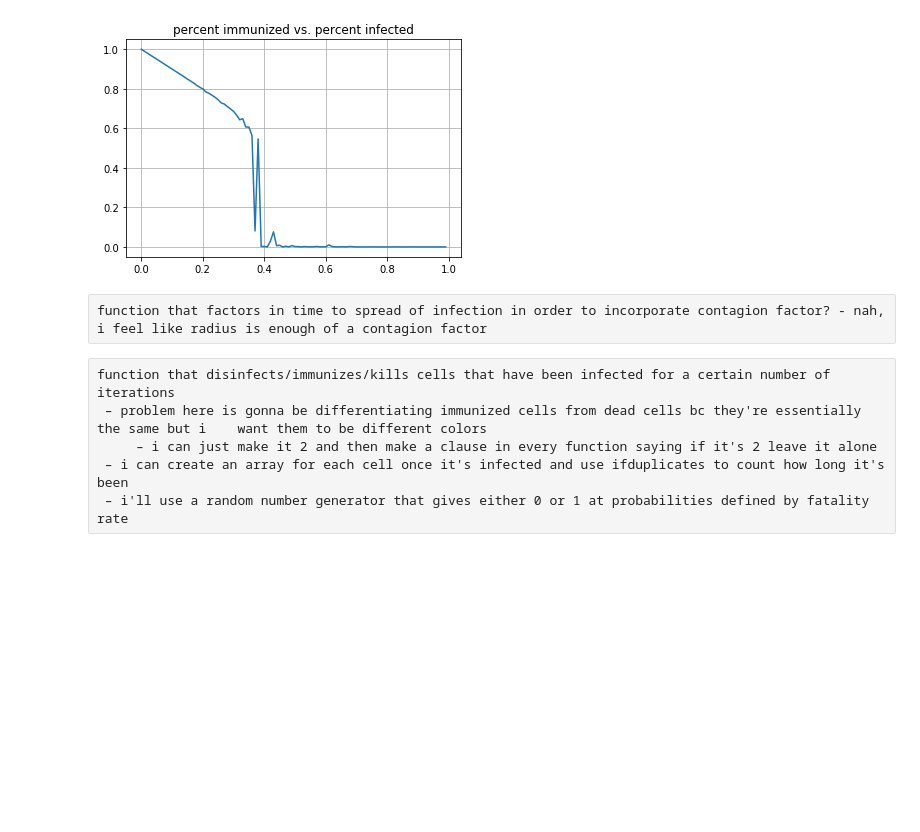
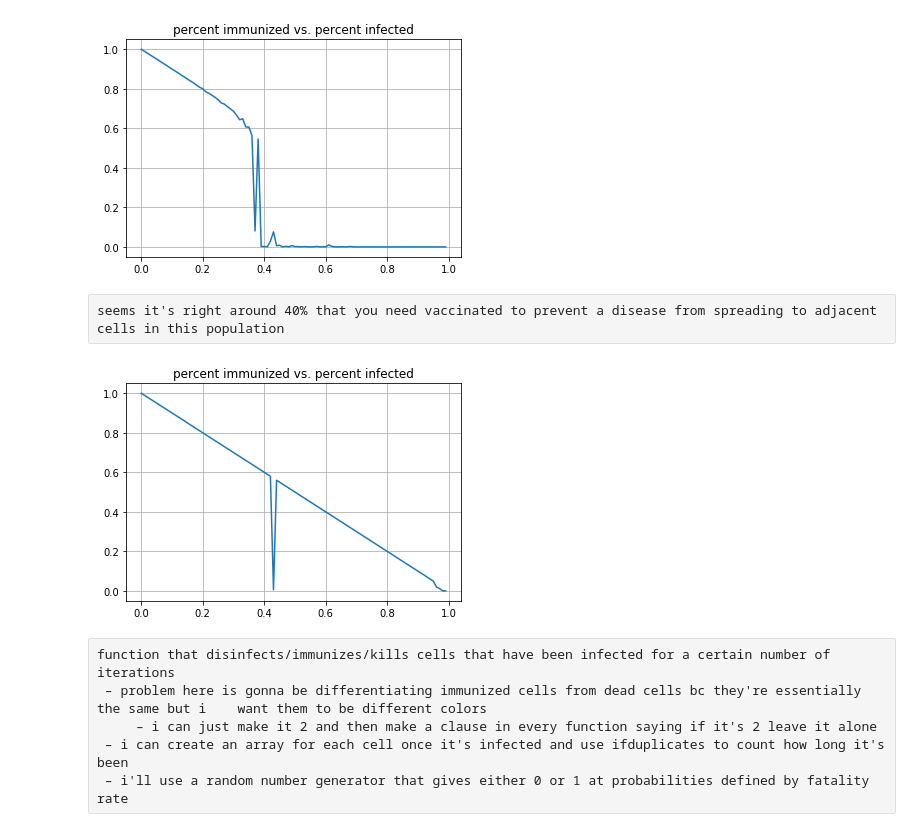
Before and after one commit to eekraus/PHYS250, a Jupyter notebook: final-project-eekraus/project.ipynb, the cells around one changed output. Cells and saved outputs as stored; diff of their text form; code cells hidden in the pictures; blank space fills up the shorter version.

```diff
--- a/final-project-eekraus/project.ipynb
+++ b/final-project-eekraus/project.ipynb
@@ -493,4 +493,4 @@ immuneeffect(p)
 # %% [output]
 [figure]
-# %% [raw]
-function that factors in time to spread of infection in order to incorporate contagion factor? - nah, i feel like radius is enough of a contagion factor
+# %% [raw]
+seems it's right around 40% that you need vaccinated to prevent a disease from spreading to adjacent cells in this population
@@ -497,3 +543,9 @@ function that factors in time to spread of infection in order to incorporate con
+# %%
+p = population(100,100)
+infect(p, (5, 5))
+rimmuneeffect(p, 5)
+# %% [output]
+[figure, added]
 # %% [raw]
 function that disinfects/immunizes/kills cells that have been infected for a certain number of iterations
  – problem here is gonna be differentiating immunized cells from dead cells bc they're essentially the same but i    want them to be different colors
```
Also changed, not shown: parts of 8 cells of this notebook.
